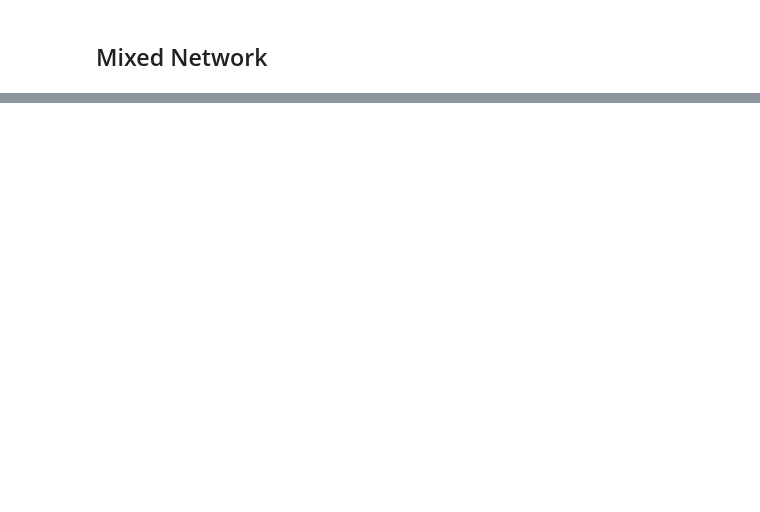
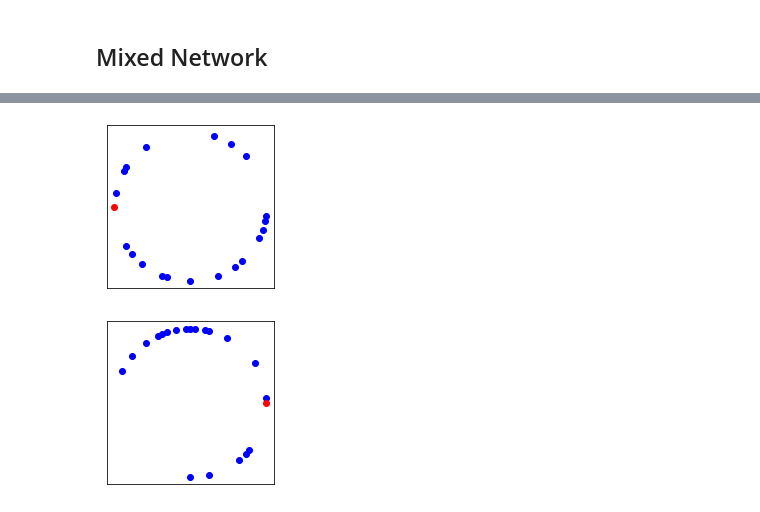
Before and after one commit to chingf/hf-memory-model, a Jupyter notebook: 01-17-run-network.ipynb, the cells around one changed output, grey strips where cells are left out. Saved outputs shown, nothing was run; the diff lists cells and outputs as text; code cells hidden in the pictures; blank space fills up the shorter version.

```diff
--- a/01-17-run-network.ipynb
+++ b/01-17-run-network.ipynb
@@ -82,0 +58,21 @@ network.ring_indices[1]
+# %%
+def _make_ring(network):
+    for context in range(2):
+        plt.figure(figsize=(3,3))
+        target_index = network.target_indices[context]
+        seed_units = network.ring_indices[context,:]
+        x = []
+        y = []
+        for seed_unit in seed_units:
+            seed_angle = (seed_unit/network.N)*(2*pi)
+            x.append(cos(seed_angle))
+            y.append(sin(seed_angle))
+        target_angle = (target_index/network.N)*(2*pi)
+        plt.scatter(x, y, color="blue")
+        plt.scatter(
+            cos(target_angle), sin(target_angle), color="red"
+            )
+        plt.xticks([])
+        plt.yticks([])
+        plt.xlim([-1.1, 1.1])
+        plt.ylim([-1.1, 1.1])
@@ -82,0 +81,10 @@ network.ring_indices[1]
+# %%
+with open('network.p', 'rb') as f:
+    network = pickle.load(f)
+w, v = np.linalg.eig(network.J)
+# plt.figure()
+# plt.plot(w)
+# plt.figure()
+# plt.plot(v[:,0]*w[0])
+# plt.plot(v[:,1]*w[1])
+# plt.plot(v[:,0]*w[0] + v[:,1]*w[1])
@@ -82,0 +106,5 @@ network.ring_indices[1]
+# %%
+_make_ring(network)
+# %% [output]
+[figure, added]
+[figure, added]
```
Also changed, not shown: parts of 11 cells of this notebook, 3 other files.
